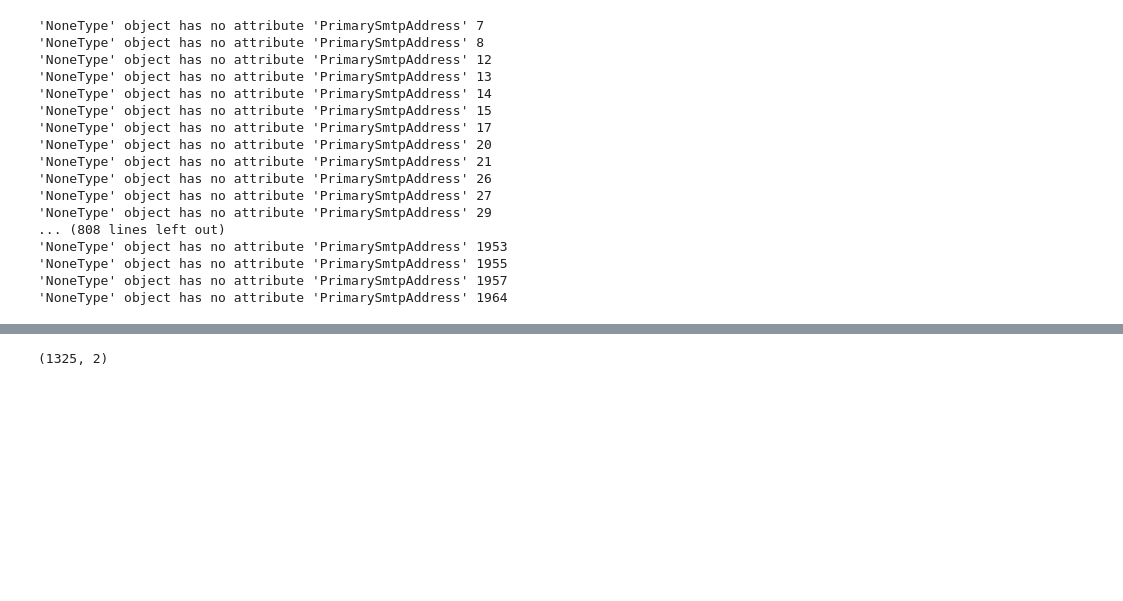
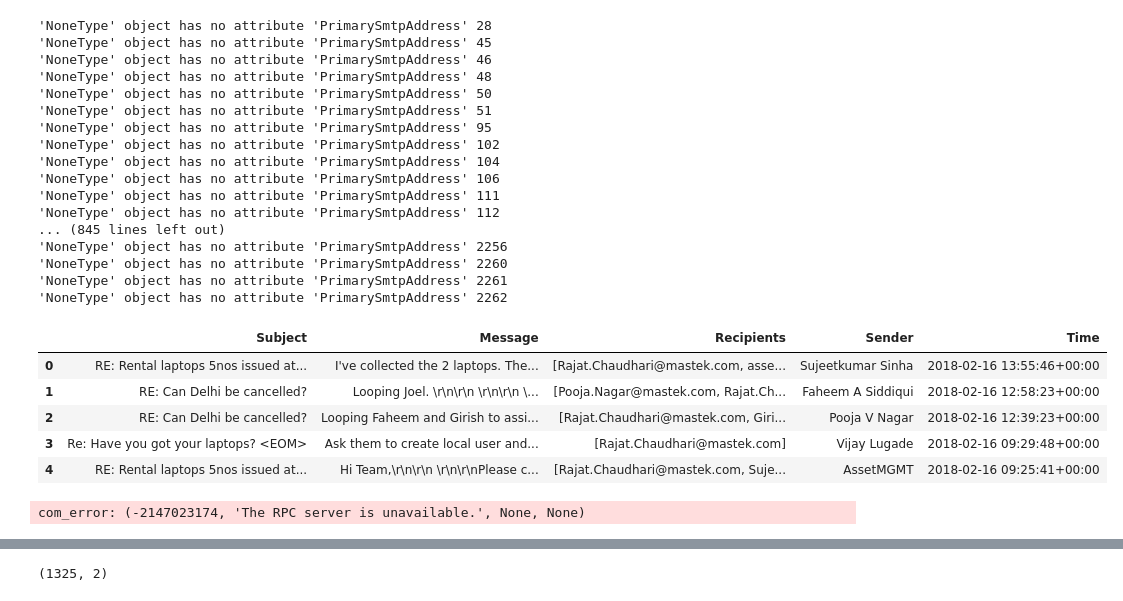
Before and after one commit to RajatChaudhari/mail, a Jupyter notebook: outlook-MAPI.ipynb, the cells around one changed output, grey strips where cells are left out. Drawn from its saved outputs; the diff is of its cells as text; code cells hidden in the pictures; blank space fills up the shorter version.

```diff
--- a/outlook-MAPI.ipynb
+++ b/outlook-MAPI.ipynb
@@ -12,10 +12,12 @@ namespace = application.GetNamespace('MAPI')
 # %%
 # Obtain all Inbox emails
 # https://msdn.microsoft.com/en-us/library/microsoft.office.interop.outlook._mailitem_properties.aspx
-inbox_folder = namespace.GetDefaultFolder(win32com.client.constants.olFolderInbox)
+#inbox_folder = namespace.GetDefaultFolder(win32com.client.constants.olFolderInbox)
+inbox_folder = namespace.GetDefaultFolder(6)
 # %%
 data=pd.DataFrame()
 mydict={}
+mylist=[]
 # %%
 
 for i,item in enumerate(inbox_folder.Items):
@@ -50,20 +52,34 @@ data=data.transpose()
 data.columns=['Subject','Message','Recipients','Sender','Time']
 data.to_csv('Rajat_Chaudhari.csv',sep=',',encoding='utf-8')
 # %% [output]
-'NoneType' object has no attribute 'PrimarySmtpAddress' 7
-'NoneType' object has no attribute 'PrimarySmtpAddress' 8
-'NoneType' object has no attribute 'PrimarySmtpAddress' 12
-'NoneType' object has no attribute 'PrimarySmtpAddress' 13
-'NoneType' object has no attribute 'PrimarySmtpAddress' 14
-'NoneType' object has no attribute 'PrimarySmtpAddress' 15
-'NoneType' object has no attribute 'PrimarySmtpAddress' 17
-'NoneType' object has no attribute 'PrimarySmtpAddress' 20
-'NoneType' object has no attribute 'PrimarySmtpAddress' 21
-'NoneType' object has no attribute 'PrimarySmtpAddress' 26
-'NoneType' object has no attribute 'PrimarySmtpAddress' 27
-'NoneType' object has no attribute 'PrimarySmtpAddress' 29
-... (808 lines left out)
-'NoneType' object has no attribute 'PrimarySmtpAddress' 1953
-'NoneType' object has no attribute 'PrimarySmtpAddress' 1955
-'NoneType' object has no attribute 'PrimarySmtpAddress' 1957
-'NoneType' object has no attribute 'PrimarySmtpAddress' 1964
+'NoneType' object has no attribute 'PrimarySmtpAddress' 28
+'NoneType' object has no attribute 'PrimarySmtpAddress' 45
+'NoneType' object has no attribute 'PrimarySmtpAddress' 46
+'NoneType' object has no attribute 'PrimarySmtpAddress' 48
+'NoneType' object has no attribute 'PrimarySmtpAddress' 50
+'NoneType' object has no attribute 'PrimarySmtpAddress' 51
+'NoneType' object has no attribute 'PrimarySmtpAddress' 95
+'NoneType' object has no attribute 'PrimarySmtpAddress' 102
+'NoneType' object has no attribute 'PrimarySmtpAddress' 104
+'NoneType' object has no attribute 'PrimarySmtpAddress' 106
+'NoneType' object has no attribute 'PrimarySmtpAddress' 111
+'NoneType' object has no attribute 'PrimarySmtpAddress' 112
+... (845 lines left out)
+'NoneType' object has no attribute 'PrimarySmtpAddress' 2256
+'NoneType' object has no attribute 'PrimarySmtpAddress' 2260
+'NoneType' object has no attribute 'PrimarySmtpAddress' 2261
+'NoneType' object has no attribute 'PrimarySmtpAddress' 2262
+# %%
+data.head()
+# %% [output]
+|  | Subject | Message | Recipients | Sender | Time |
+| 0 | RE: Rental laptops 5nos issued at... | I've collected the 2 laptops. The... | [Rajat.Chaudhari@mastek.com, asse... | Sujeetkumar Sinha | 2018-02-16 13:55:46+00:00 |
+| 1 | RE: Can Delhi be cancelled? | Looping Joel. \r\n\r\n \r\n\r\n \... | [Pooja.Nagar@mastek.com, Rajat.Ch... | Faheem A Siddiqui | 2018-02-16 12:58:23+00:00 |
+| 2 | RE: Can Delhi be cancelled? | Looping Faheem and Girish to assi... | [Rajat.Chaudhari@mastek.com, Giri... | Pooja V Nagar | 2018-02-16 12:39:23+00:00 |
+| 3 | Re: Have you got your laptops? <EOM> | Ask them to create local user and... | [Rajat.Chaudhari@mastek.com] | Vijay Lugade | 2018-02-16 09:29:48+00:00 |
+| 4 | RE: Rental laptops 5nos issued at... | Hi Team,\r\n\r\n \r\n\r\nPlease c... | [Rajat.Chaudhari@mastek.com, Suje... | AssetMGMT | 2018-02-16 09:25:41+00:00 |
+# %%
+messages = inbox_folder.Items
+message = messages.GetLast()
+# %% [output]
+com_error: (-2147023174, 'The RPC server is unavailable.', None, None)
```
Also changed, not shown: parts of 6 cells of this notebook, 1 other file.
